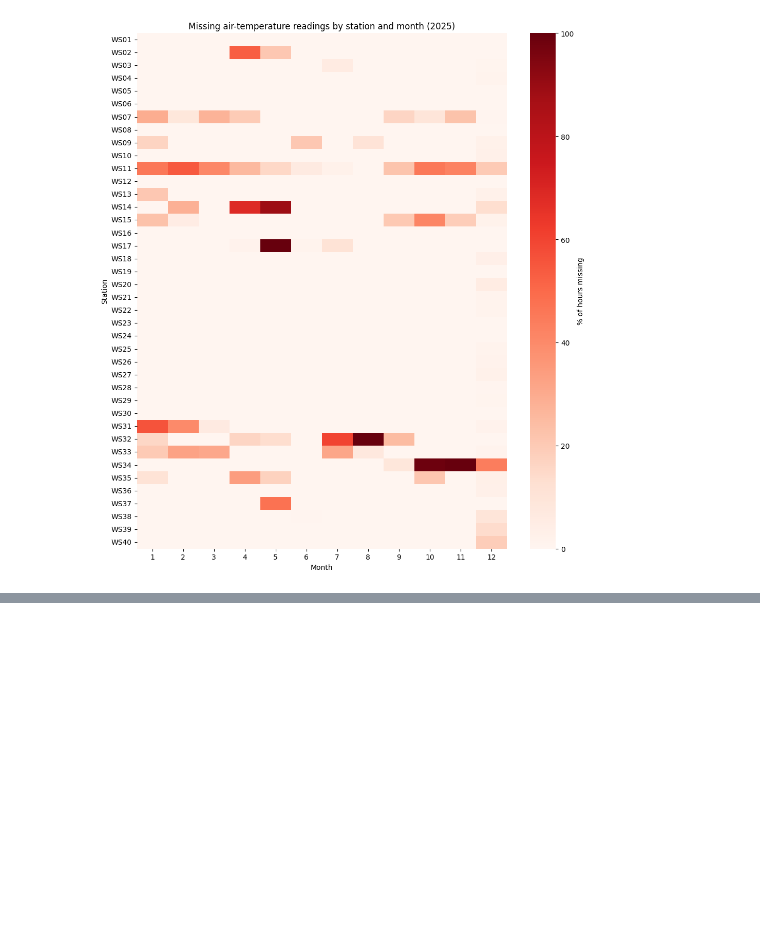
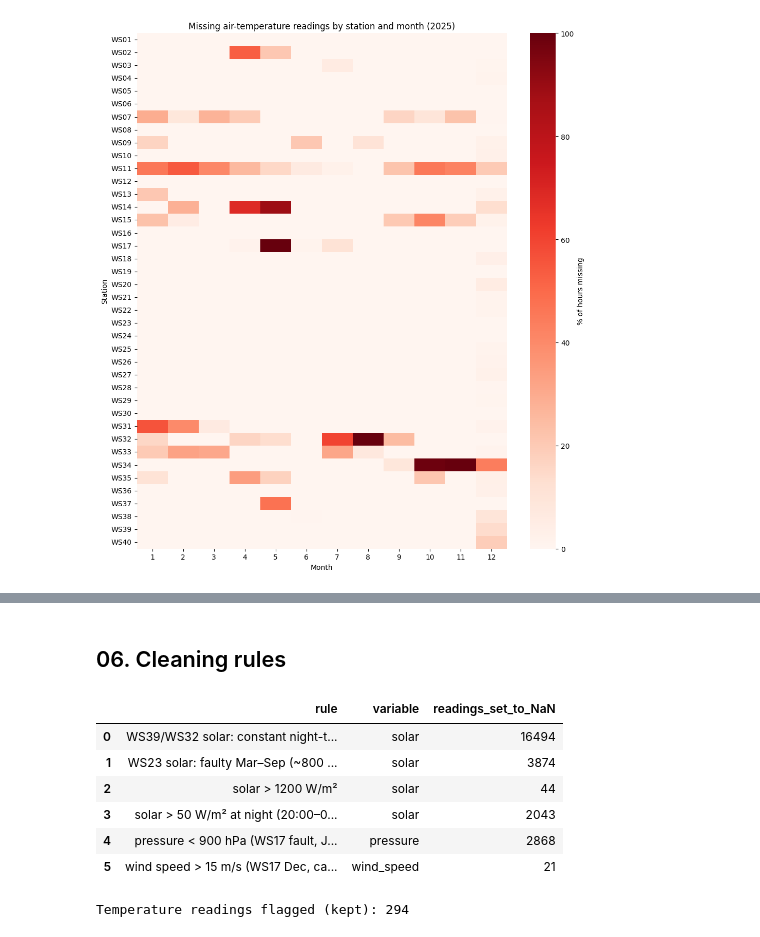
Before and after one commit to fabianhuang54/BPS5231-Spatial-Intelligence-for-Urban-Greening, a Jupyter notebook: notebooks/01_weather_eda.ipynb, the cells around one changed output, grey strips where cells are left out. Drawn from its saved outputs; the diff is of its cells as text; code cells hidden in the pictures; blank space fills up the shorter version.

```diff
--- a/notebooks/01_weather_eda.ipynb
+++ b/notebooks/01_weather_eda.ipynb
@@ -160,0 +211,48 @@ plt.show()
+# %% [markdown]
+## 06. Cleaning rules
+# %%
+clean = df.copy()
+log = []
+
+def mask_to_nan(mask, col, rule):
+    """Set flagged readings to NaN (blank) and record how many were changed."""
+    n = int((mask & clean[col].notna()).sum())
+    clean.loc[mask, col] = np.nan
+    log.append({"rule": rule, "variable": col, "readings_set_to_NaN": n})
+
+hour  = clean["datetime"].dt.hour
+month = clean["datetime"].dt.month
+is_night = hour.isin([20, 21, 22, 23, 0, 1, 2, 3, 4, 5])
+
+# Station-specific solar faults (found in the night-time check)
+mask_to_nan(clean["Station"].isin(["WS39", "WS32"]), "solar",
+            "WS39/WS32 solar: constant night-time offset all year")
+mask_to_nan((clean["Station"] == "WS23") & month.between(3, 9), "solar",
+            "WS23 solar: faulty Mar–Sep (~800 W/m² at night)")
+
+# General physical-plausibility rules
+mask_to_nan(clean["solar"] > 1200, "solar", "solar > 1200 W/m²")
+mask_to_nan(is_night & (clean["solar"] > 50), "solar",
+            "solar > 50 W/m² at night (20:00–05:59)")
+mask_to_nan(clean["pressure"] < 900, "pressure",
+            "pressure < 900 hPa (WS17 fault, Jan–Apr)")
+mask_to_nan(clean["wind_speed"] > 15, "wind_speed",
+            "wind speed > 15 m/s (WS17 Dec, capped at 17.0)")
+
+# Temperature: flagged, NOT removed
+clean["temp_hot_flag"] = clean["temp"] > 37
+
+quality_log = pd.DataFrame(log)
+display(quality_log)
+print("Temperature readings flagged (kept):", clean["temp_hot_flag"].sum())
+
+quality_log.to_csv("../outputs/tables/quality_flags.csv", index=False)
+# %% [output]
+|  | rule | variable | readings_set_to_NaN |
+| 0 | WS39/WS32 solar: constant night-t... | solar | 16494 |
+| 1 | WS23 solar: faulty Mar–Sep (~800 ... | solar | 3874 |
+| 2 | solar > 1200 W/m² | solar | 44 |
+| 3 | solar > 50 W/m² at night (20:00–0... | solar | 2043 |
+| 4 | pressure < 900 hPa (WS17 fault, J... | pressure | 2868 |
+| 5 | wind speed > 15 m/s (WS17 Dec, ca... | wind_speed | 21 |
+Temperature readings flagged (kept): 294
```
Also changed, not shown: parts of 4 cells of this notebook.
